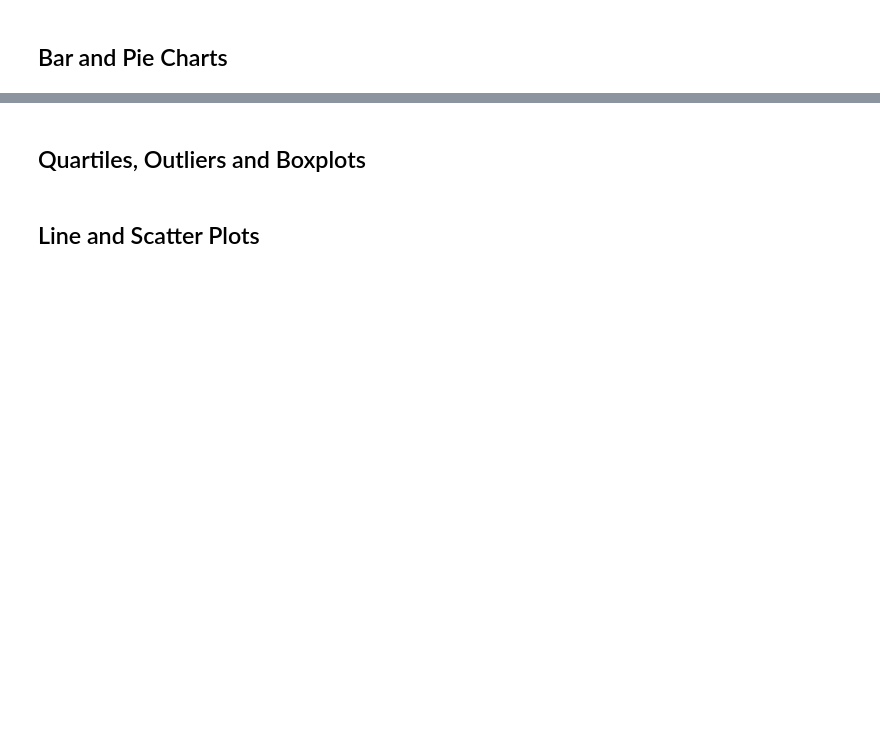
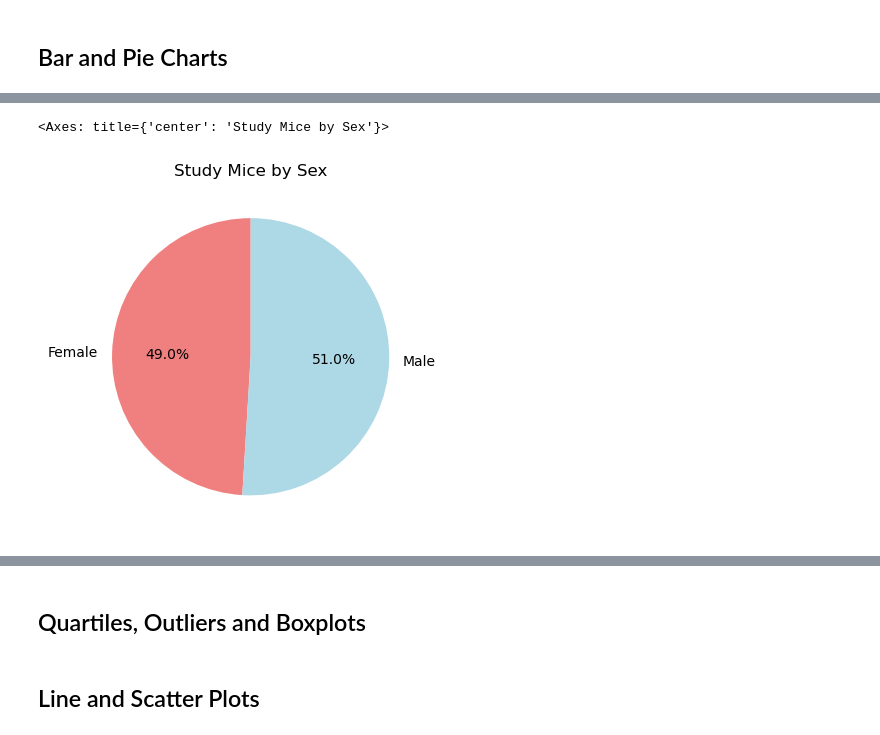
Before and after one commit to lathamlm/matplotlib-challenge, a Jupyter notebook: pymaceuticals_starter.ipynb, the cells around one changed output, grey strips where cells are left out. Cells and saved outputs as stored; diff of their text form; code cells hidden in the pictures; blank space fills up the shorter version.

```diff
--- a/pymaceuticals_starter.ipynb
+++ b/pymaceuticals_starter.ipynb
@@ -147 +209,12 @@ clean_list
+# %%
+# Generate a pie plot showing the distribution of female versus male mice using Pandas
+#REFERENCED askpython.com
+mouse_sex = clean_mouse_study.groupby("Sex")["Mouse ID"].count()
+sexes = mouse_sex.index
+colors = ["lightcoral", "lightblue"]
+mouse_sex.plot.pie(title="Study Mice by Sex", figsize=(4.5,4.5), startangle=90, ylabel="",
+        colors=colors, labels=sexes, autopct='%1.1f%%')
+# %% [output]
+<Axes: title={'center': 'Study Mice by Sex'}>
+[figure, added]
 # %%
```
Also changed, not shown: parts of 11 cells of this notebook.
